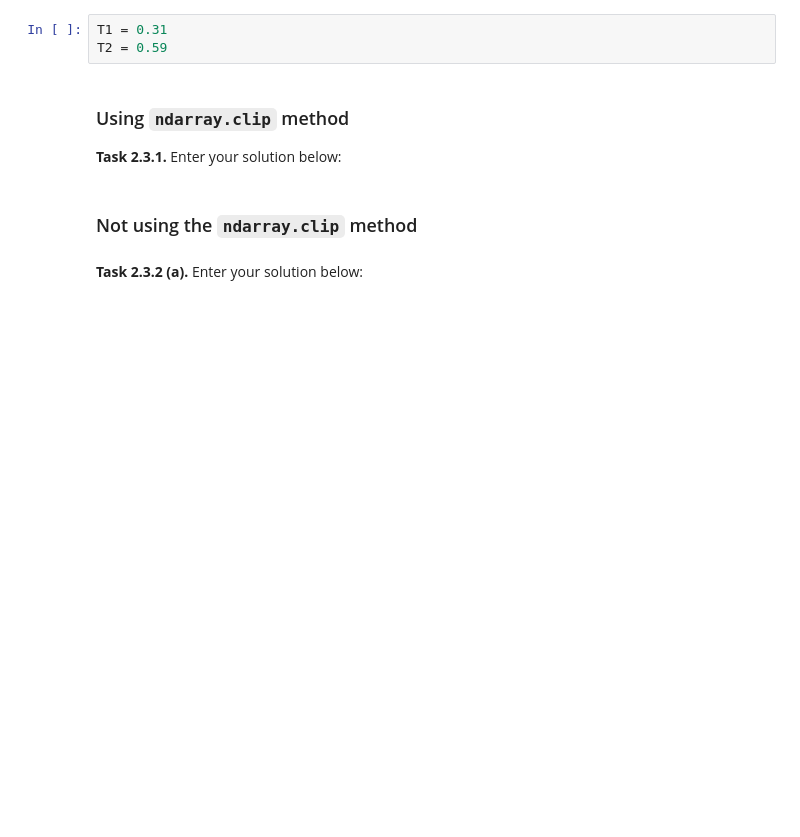
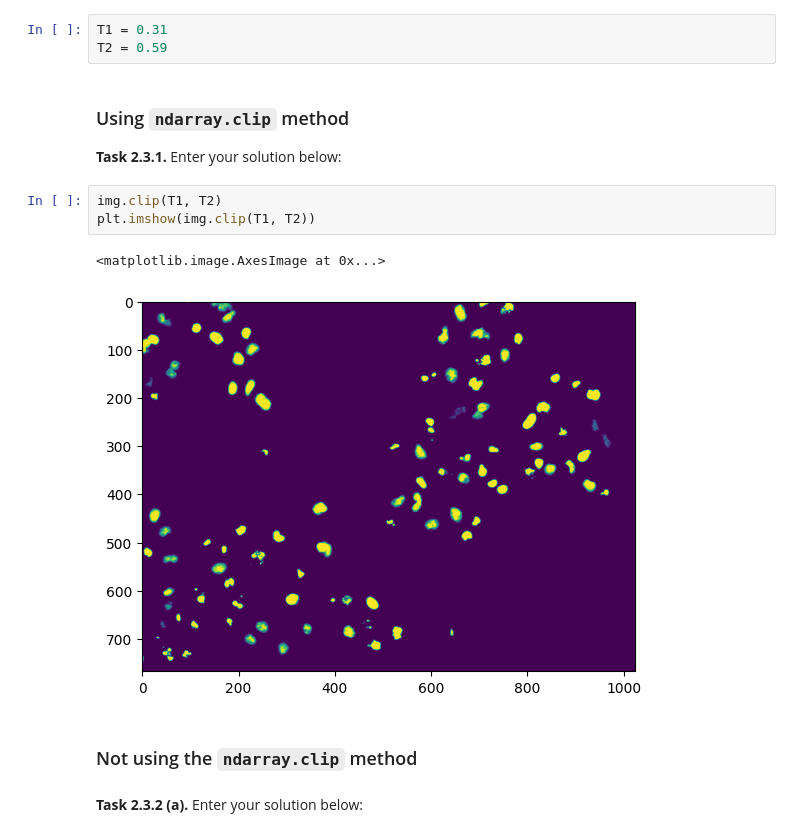
Before and after one commit to annika-st/mobi-fs3-python, a Jupyter notebook: task2.ipynb, the cells around one changed output. Saved outputs shown, nothing was run; the diff lists cells and outputs as text; blank space fills up the shorter version.

```diff
--- a/task2.ipynb
+++ b/task2.ipynb
@@ -46,6 +46,12 @@ T2 = 0.59
 ### Using `ndarray.clip` method
 
 **<a id="#">Task 2.3.1.</a>** Enter your solution below:
+# %%
+img.clip(T1, T2)
+plt.imshow(img.clip(T1, T2))
+# %% [output]
+<matplotlib.image.AxesImage at 0x...>
+[figure, added]
 # %% [markdown]
 ### Not using the `ndarray.clip` method
 # %% [markdown]
```
